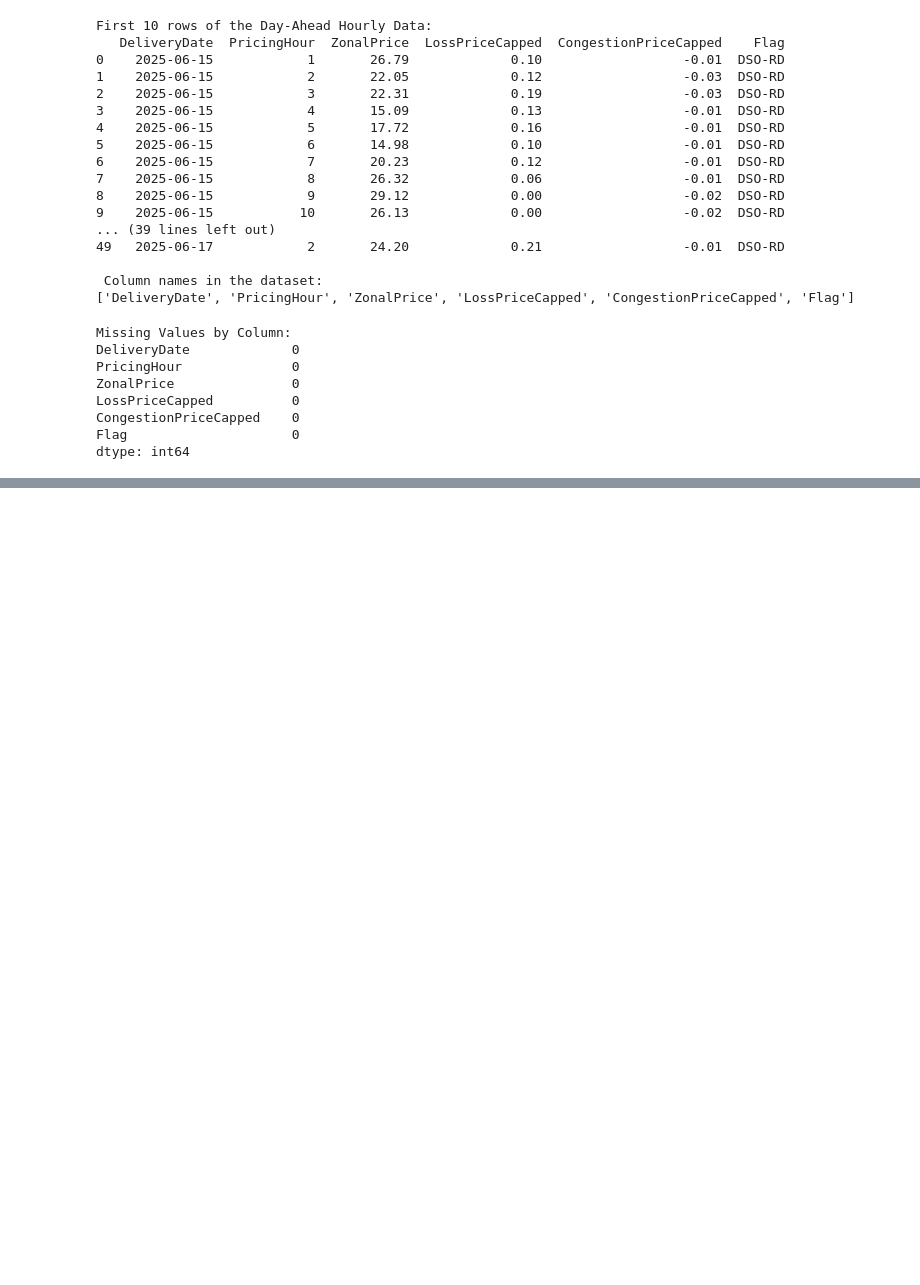
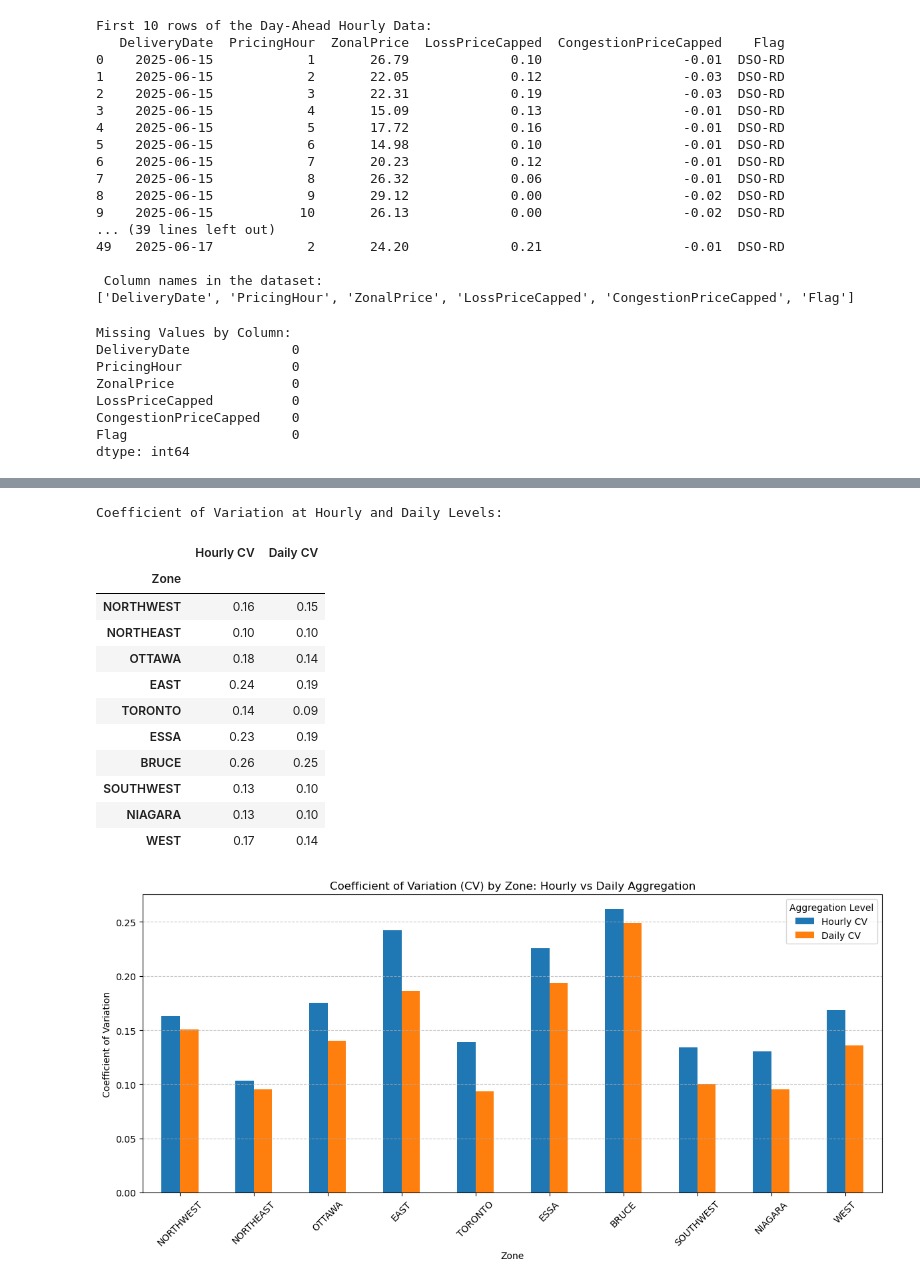
Before and after one commit to ShraddhaPadwekar/DataScience_SmartGridInvestmentZones, a Jupyter notebook: JupyterNotebooks/Padwekar_Shraddha_BigDataProject.ipynb, the cells around one changed output, grey strips where cells are left out. Cells and saved outputs as stored; diff of their text form; code cells hidden in the pictures; blank space fills up the shorter version.

```diff
--- a/JupyterNotebooks/Padwekar_Shraddha_BigDataProject.ipynb
+++ b/JupyterNotebooks/Padwekar_Shraddha_BigDataProject.ipynb
@@ -817,0 +1281,69 @@ dtype: int64
+# %%
+import pandas as pd
+import matplotlib.pyplot as plt
+
+
+# Load data
+file_path = r'../Dataset/RealtimeDemandZonal.csv'
+df = pd.read_csv(file_path)
+df.columns = df.columns.str.strip()
+df['Date'] = pd.to_datetime(df['Date'], errors='coerce')
+df = df.dropna(subset=['Date'])  # remove rows with invalid dates
+
+# Identify zone columns
+zone_cols = ['NORTHWEST', 'NORTHEAST', 'OTTAWA', 'EAST', 'TORONTO',
+             'ESSA', 'BRUCE', 'SOUTHWEST', 'NIAGARA', 'WEST']
+
+# 1. Hourly CV (raw data)
+
+hourly_cv = df[zone_cols].std() / df[zone_cols].mean()
+hourly_cv = hourly_cv.rename("Hourly CV")
+
+
+# 2. Daily CV (aggregate by day first)
+
+df['Day'] = df['Date'].dt.date  # strip time
+daily_avg = df.groupby('Day')[zone_cols].mean()
+
+daily_cv = daily_avg.std() / daily_avg.mean()
+daily_cv = daily_cv.rename("Daily CV")
+
+
+# Combine and display
+
+cv_df = pd.concat([hourly_cv, daily_cv], axis=1)
+cv_df.index.name = 'Zone'
+
+print("Coefficient of Variation at Hourly and Daily Levels:")
+display(cv_df.round(4))
+
+# Combine and Plot
+
+cv_df = pd.concat([hourly_cv, daily_cv], axis=1)
+cv_df.index.name = 'Zone'
+
+# Plotting
+cv_df.plot(kind='bar', figsize=(12, 6))
+plt.title('Coefficient of Variation (CV) by Zone: Hourly vs Daily Aggregation')
+plt.ylabel('Coefficient of Variation')
+plt.xlabel('Zone')
+plt.xticks(rotation=45)
+plt.grid(axis='y', linestyle='--', alpha=0.7)
+plt.tight_layout()
+plt.legend(title='Aggregation Level')
+plt.show()
+# %% [output]
+Coefficient of Variation at Hourly and Daily Levels:
+|  | Hourly CV | Daily CV |
+| Zone |  |  |
+| NORTHWEST | 0.16 | 0.15 |
+| NORTHEAST | 0.10 | 0.10 |
+| OTTAWA | 0.18 | 0.14 |
+| EAST | 0.24 | 0.19 |
+| TORONTO | 0.14 | 0.09 |
+| ESSA | 0.23 | 0.19 |
+| BRUCE | 0.26 | 0.25 |
+| SOUTHWEST | 0.13 | 0.10 |
+| NIAGARA | 0.13 | 0.10 |
+| WEST | 0.17 | 0.14 |
+[figure, added]
```
Also changed, not shown: parts of 84 cells of this notebook, 6 other files.
